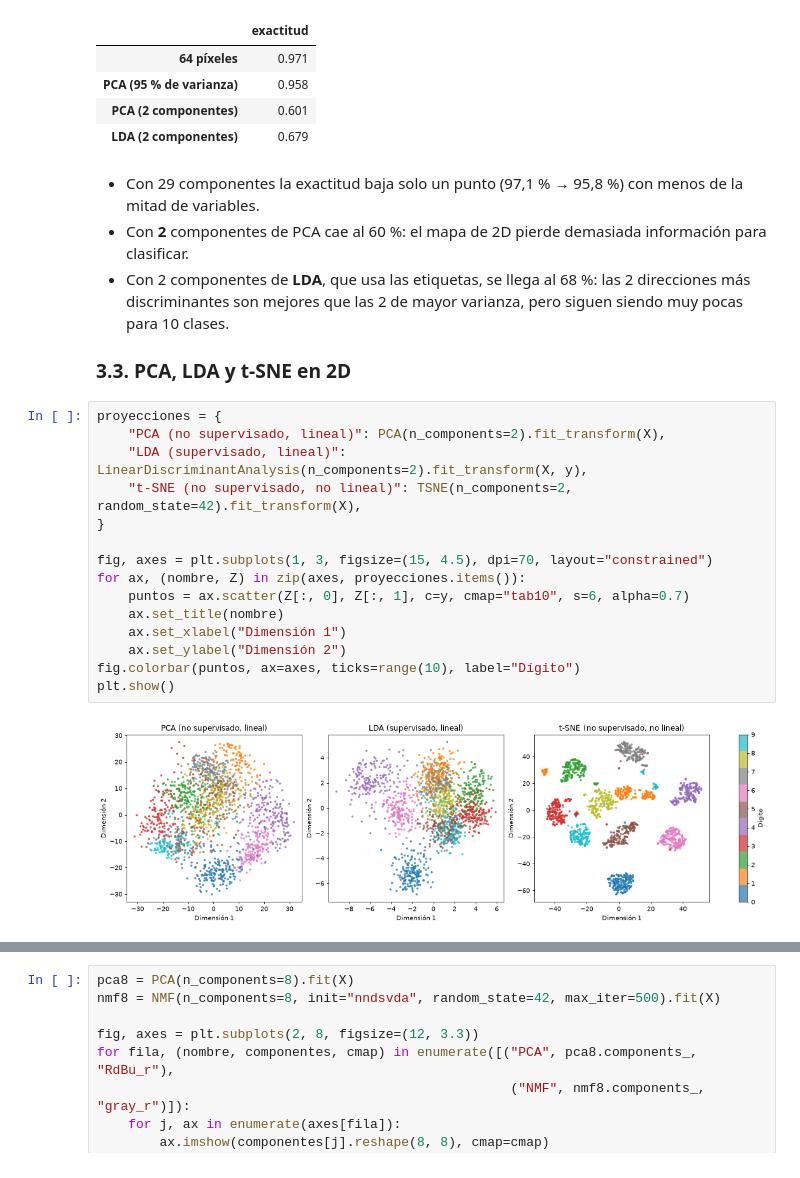
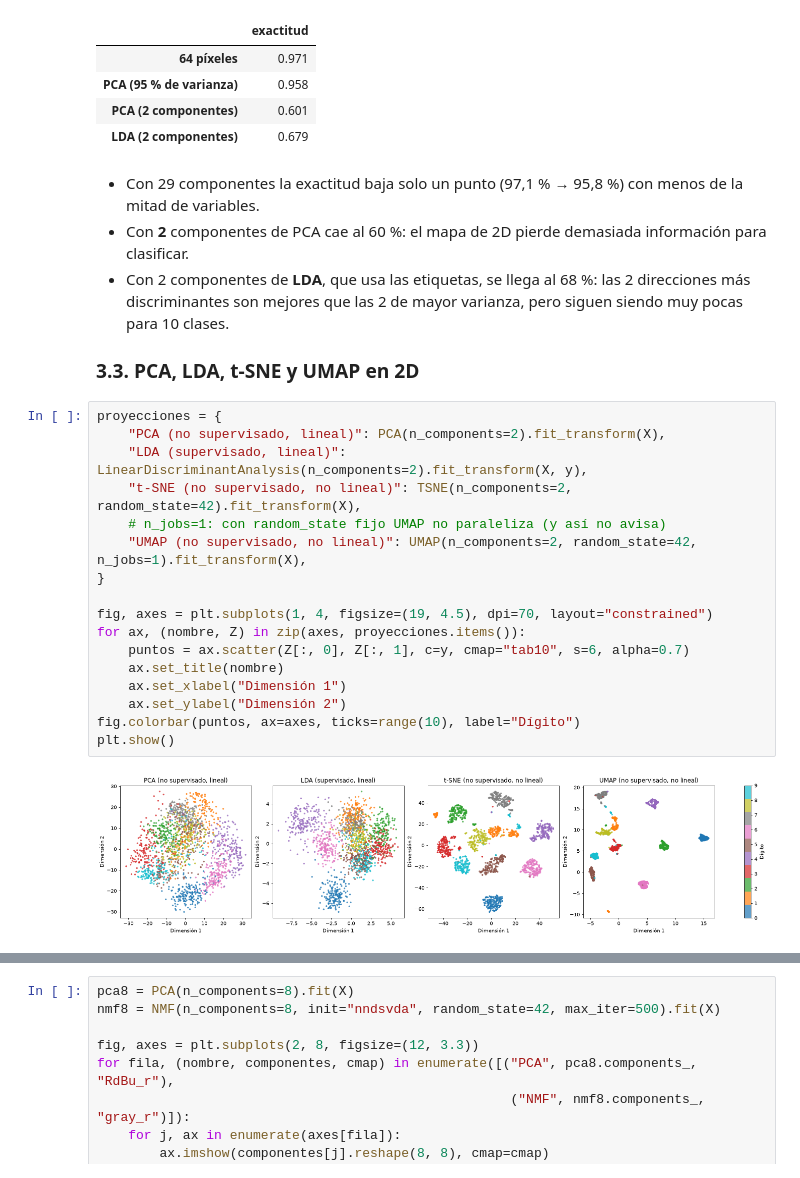
Before and after one commit to jsanjuanjover/fundamentals-ds, a Jupyter notebook: 04-machine-learning/02-reduccion-dimensionalidad.ipynb, the cells around one changed output, grey strips where cells are left out. Saved outputs shown, nothing was run; the diff lists cells and outputs as text.

Commit message:
feat: añade UMAP a reducción de dimensionalidad

```diff
--- a/04-machine-learning/02-reduccion-dimensionalidad.ipynb
+++ b/04-machine-learning/02-reduccion-dimensionalidad.ipynb
@@ -144,24 +149,26 @@ pd.Series({nombre: cross_val_score(m, X, y, cv=cv).mean() for nombre, m in model
 - Con **2** componentes de PCA cae al 60 %: el mapa de 2D pierde demasiada información para clasificar.
 - Con 2 componentes de **LDA**, que usa las etiquetas, se llega al 68 %: las 2 direcciones más discriminantes son mejores que las 2 de mayor varianza, pero siguen siendo muy pocas para 10 clases.
 
-### 3.3. PCA, LDA y t-SNE en 2D
+### 3.3. PCA, LDA, t-SNE y UMAP en 2D
 # %%
 proyecciones = {
     "PCA (no supervisado, lineal)": PCA(n_components=2).fit_transform(X),
     "LDA (supervisado, lineal)": LinearDiscriminantAnalysis(n_components=2).fit_transform(X, y),
     "t-SNE (no supervisado, no lineal)": TSNE(n_components=2, random_state=42).fit_transform(X),
+    # n_jobs=1: con random_state fijo UMAP no paraleliza (y así no avisa)
+    "UMAP (no supervisado, no lineal)": UMAP(n_components=2, random_state=42, n_jobs=1).fit_transform(X),
 }
 
-fig, axes = plt.subplots(1, 3, figsize=(15, 4.5), dpi=70, layout="constrained")
+fig, axes = plt.subplots(1, 4, figsize=(19, 4.5), dpi=70, layout="constrained")
 for ax, (nombre, Z) in zip(axes, proyecciones.items()):
     puntos = ax.scatter(Z[:, 0], Z[:, 1], c=y, cmap="tab10", s=6, alpha=0.7)
     ax.set_title(nombre)
     ax.set_xlabel("Dimensión 1")
     ax.set_ylabel("Dimensión 2")
 fig.colorbar(puntos, ax=axes, ticks=range(10), label="Dígito")
 plt.show()
 # %% [output]
-[figure, old version]
+[figure, new version]
 # %% [markdown]
 - **PCA** muestra algunos dígitos agrupados (el 0 en un extremo) pero con mucho solapamiento: las dos direcciones de máxima varianza no son las que separan los dígitos.
 - **LDA** separa mejor varios grupos, porque ha usado las etiquetas para elegir las direcciones. (Aquí se ajusta con todos los datos solo para visualizar; como paso de un modelo, se ajusta con el entrenamiento.)
```
Also changed, not shown: parts of 3 cells of this notebook.
